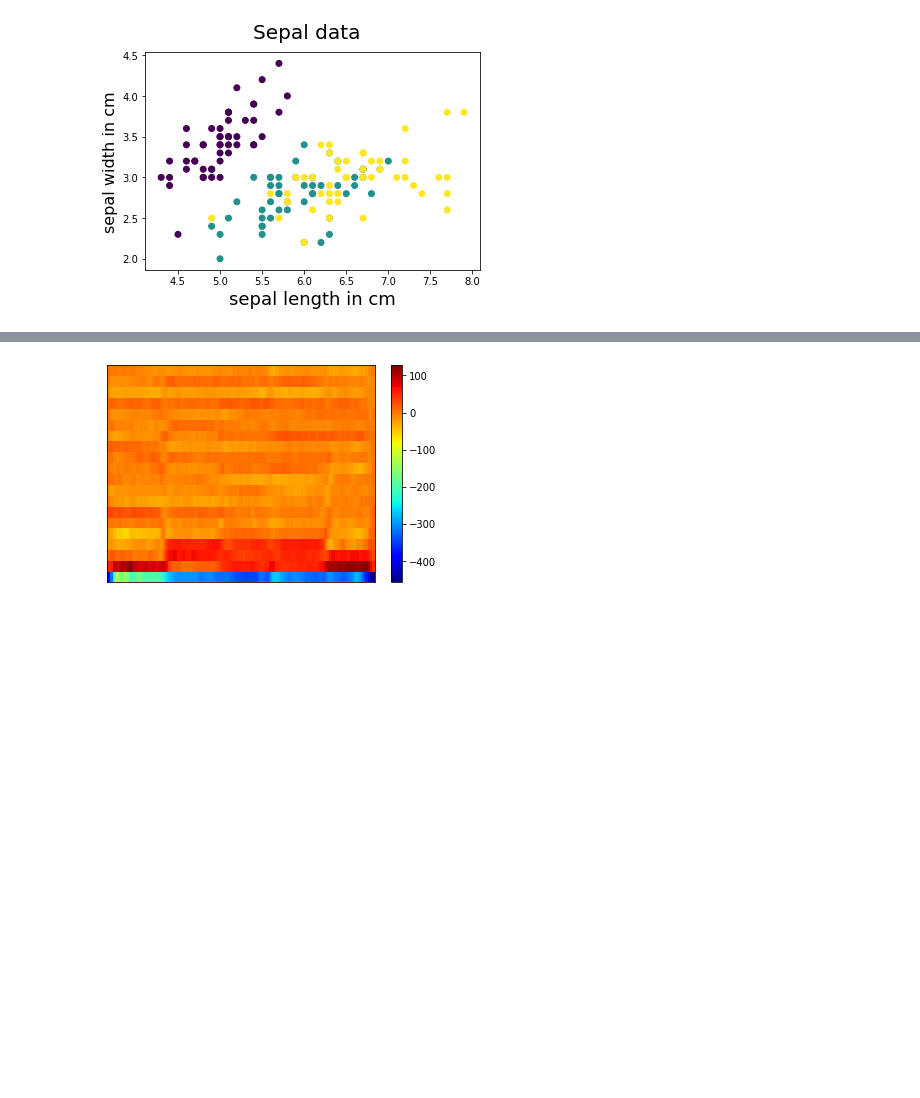
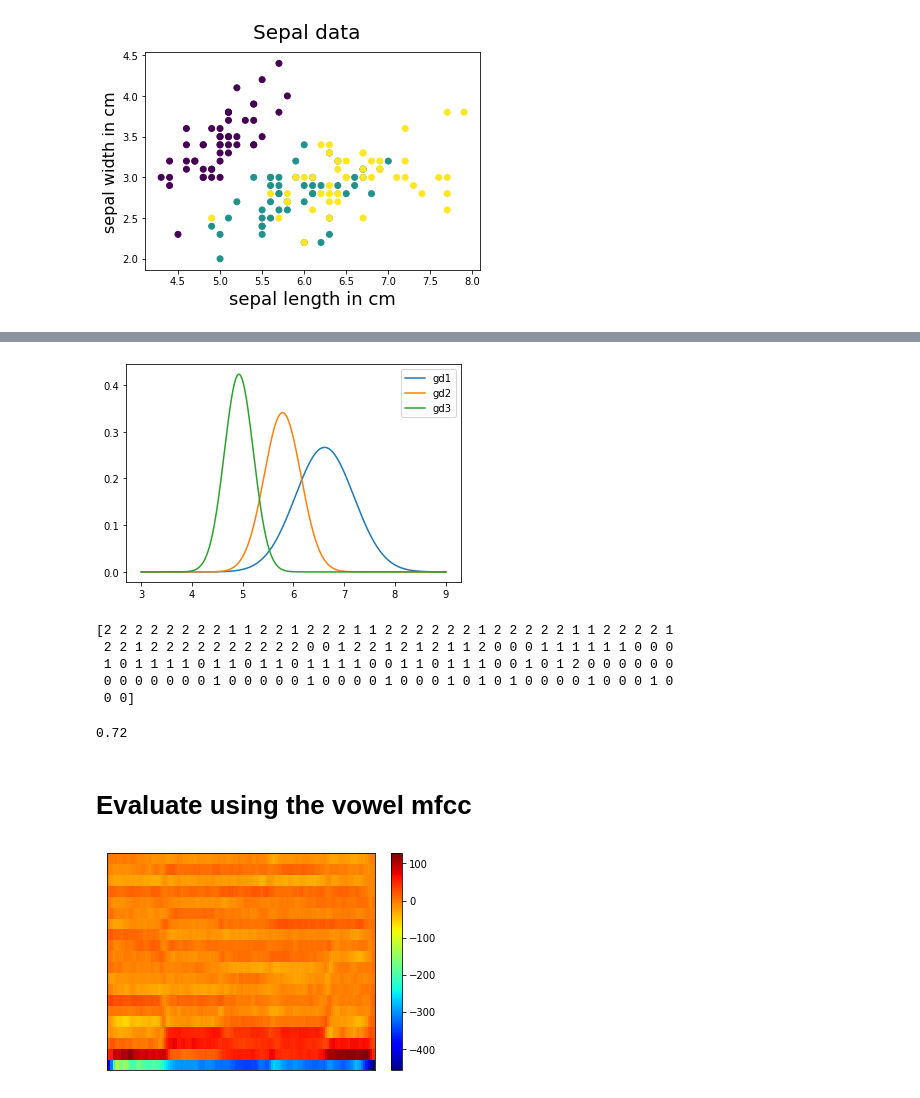
Before and after one commit to yemaozi88/speech_recognition_1, a Jupyter notebook: EM_multidims.ipynb, the cells around one changed output, grey strips where cells are left out. Cells and saved outputs as stored; diff of their text form; code cells hidden in the pictures; blank space fills up the shorter version.

```diff
--- a/EM_multidims.ipynb
+++ b/EM_multidims.ipynb
@@ -224,3 +299,44 @@ plt.show()
+# %%
+x = np.linspace(3, 9, 600)
+
+gd1 = norm.pdf(x, gmm.means_[0, -1], np.sqrt(gmm.covariances_[0]))
+gd2 = norm.pdf(x, gmm.means_[1, -1], np.sqrt(gmm.covariances_[1]))
+gd3 = norm.pdf(x, gmm.means_[2, -1], np.sqrt(gmm.covariances_[2]))
+
+plt.plot(x, gmm.weights_[0] * gd1, label='gd1')
+plt.plot(x, gmm.weights_[1] * gd2, label='gd2')
+plt.plot(x, gmm.weights_[2] * gd3, label='gd3')
+plt.legend()
+plt.show()
+# %% [output]
+[figure, added]
+# %%
+# Distribution prediction
+Y_predict = gmm.predict(np.array(X).reshape(-1, 1))
+print(Y_predict)
+# %% [output]
+[2 2 2 2 2 2 2 2 1 1 2 2 1 2 2 2 1 1 2 2 2 2 2 2 1 2 2 2 2 2 1 1 2 2 2 2 1
+ 2 2 1 2 2 2 2 2 2 2 2 2 2 0 0 1 2 2 1 2 1 2 1 1 2 0 0 0 1 1 1 1 1 1 0 0 0
+ 1 0 1 1 1 1 0 1 1 0 1 1 0 1 1 1 1 0 0 1 1 0 1 1 1 0 0 1 0 1 2 0 0 0 0 0 0
+ 0 0 0 0 0 0 0 1 0 0 0 0 0 1 0 0 0 0 1 0 0 0 1 0 1 0 1 0 0 0 0 1 0 0 0 1 0
+ 0 0]
+# %%
+# Label replacement
+Y_new = Y.copy()
+for i in range(len(Y_new)):
+    if Y_new[i] == 0:
+        Y_new[i] = 2
+    elif Y_new[i] == 1:
+        Y_new[i] = 1
+    elif Y_new[i] == 2:
+        Y_new[i] = 0
+
+# Calculate accuracy
+print(sum(Y_new == Y_predict) / len(Y_new))
+# %% [output]
+0.72
+# %% [markdown]
+# Evaluate using the vowel mfcc
 # %%
 filepath = '/opt/share/takkan/samples/aiueo_trimmed.wav'
 n_mfcc = 20
```
Also changed, not shown: parts of 12 cells of this notebook.
